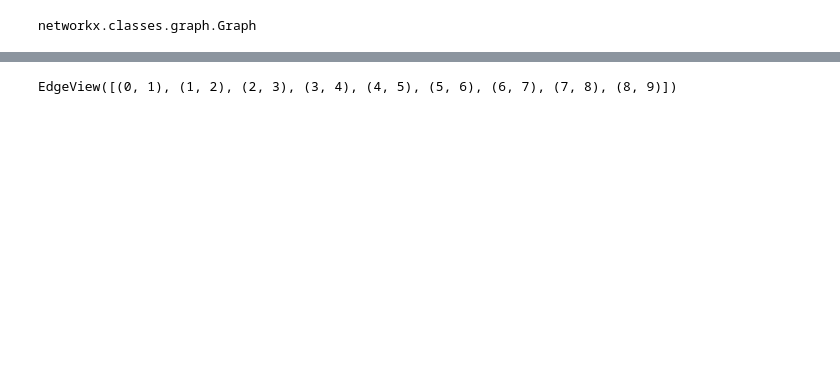
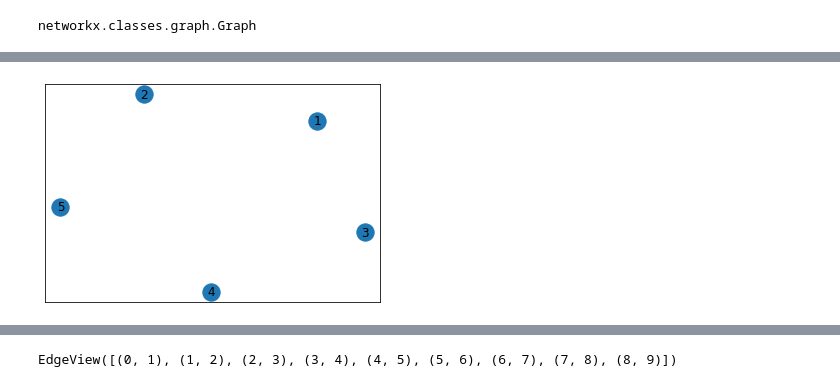
Before and after one commit to MartinMarzi/nib_ckn, a Jupyter notebook: Martin/NetworkX_excs.ipynb, the cells around one changed output, grey strips where cells are left out. Cells and saved outputs as stored; diff of their text form; code cells hidden in the pictures; blank space fills up the shorter version.

```diff
--- a/Martin/NetworkX_excs.ipynb
+++ b/Martin/NetworkX_excs.ipynb
@@ -25,6 +25,10 @@ G.add_nodes_from([
     (4, {"color": "red"}),
     (5, {"color": "green"}),
 ])
+# %%
+nx.draw_networkx(G)
+# %% [output]
+[figure, added]
 # %%
 H = nx.path_graph(10)
 G.add_nodes_from(H)
```
Also changed, not shown: parts of 9 cells of this notebook, 1 other file.
